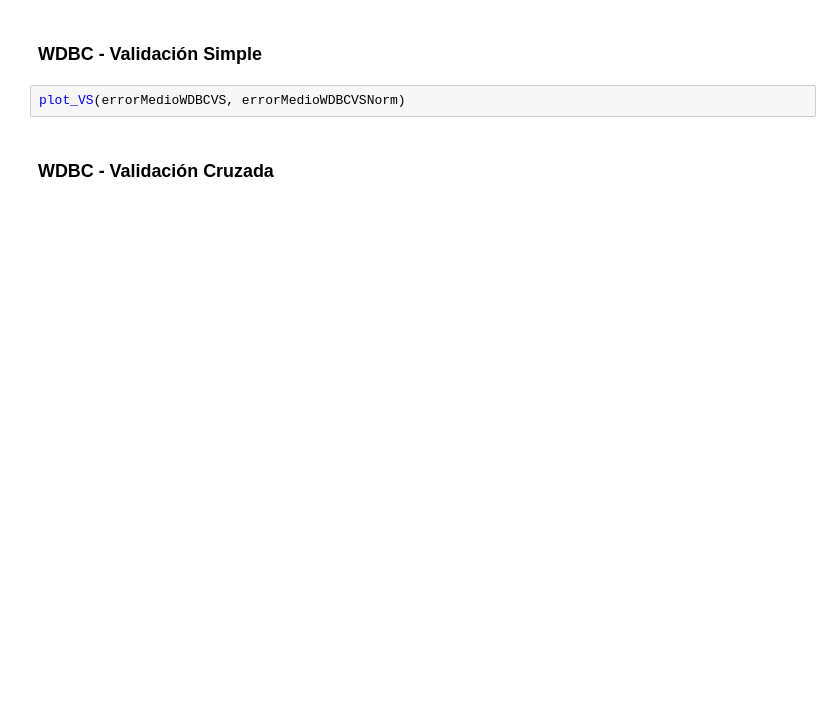
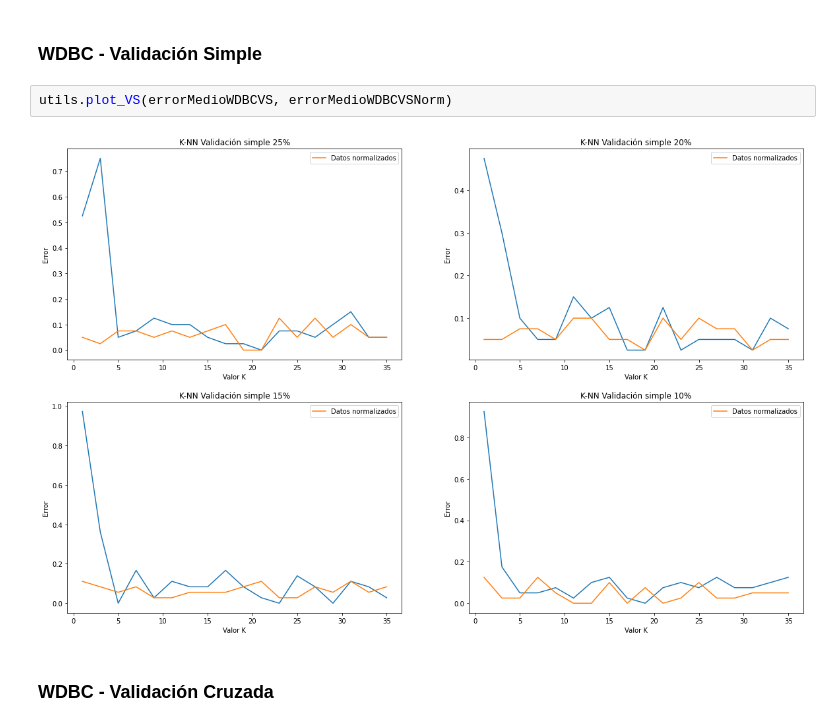
Before and after one commit to kecoma1/FAA, a Jupyter notebook: LAB_3/Memoria.ipynb, the cells around one changed output. Saved outputs shown, nothing was run; the diff lists cells and outputs as text; blank space fills up the shorter version.

```diff
--- a/LAB_3/Memoria.ipynb
+++ b/LAB_3/Memoria.ipynb
@@ -33,7 +80,9 @@ plot_VC(errorMedioPimaVC, errorMedioPimaVCNorm)
 # %% [markdown]
 ### WDBC - Validación Simple
 # %%
-plot_VS(errorMedioWDBCVS, errorMedioWDBCVSNorm)
+utils.plot_VS(errorMedioWDBCVS, errorMedioWDBCVSNorm)
+# %% [output]
+[figure, added]
 # %% [markdown]
 ### WDBC - Validación Cruzada
 # %%
```
Also changed, not shown: parts of 41 cells of this notebook, 4 other files.
